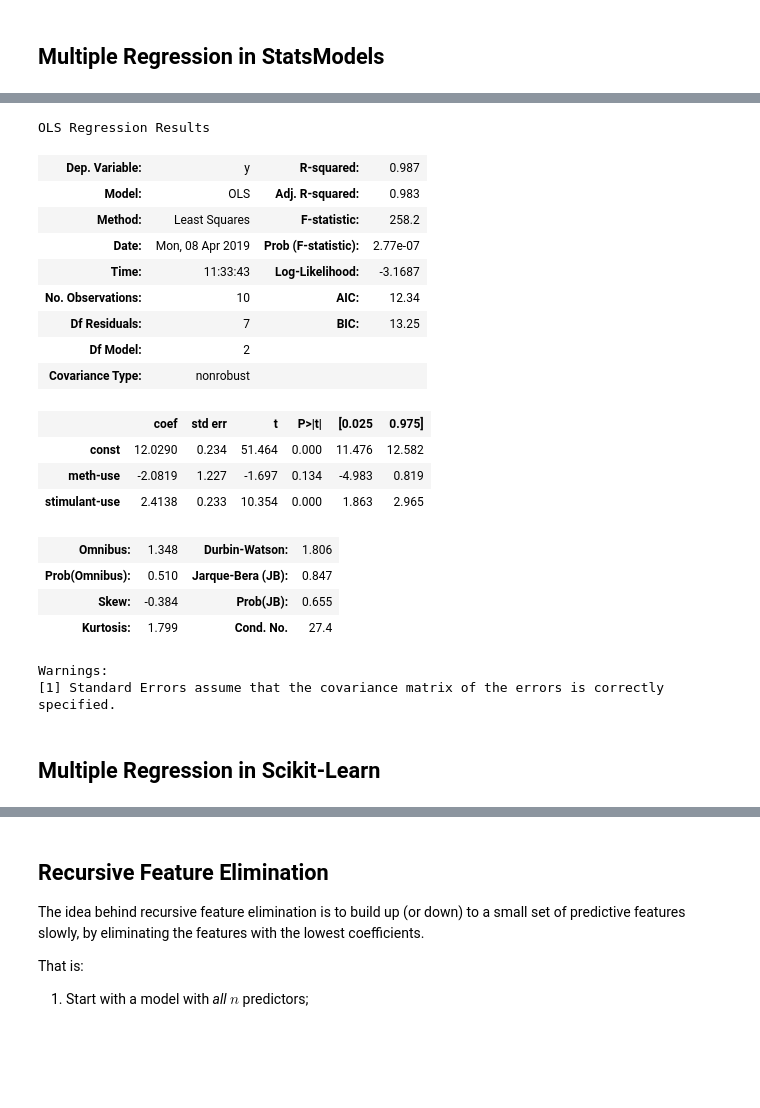
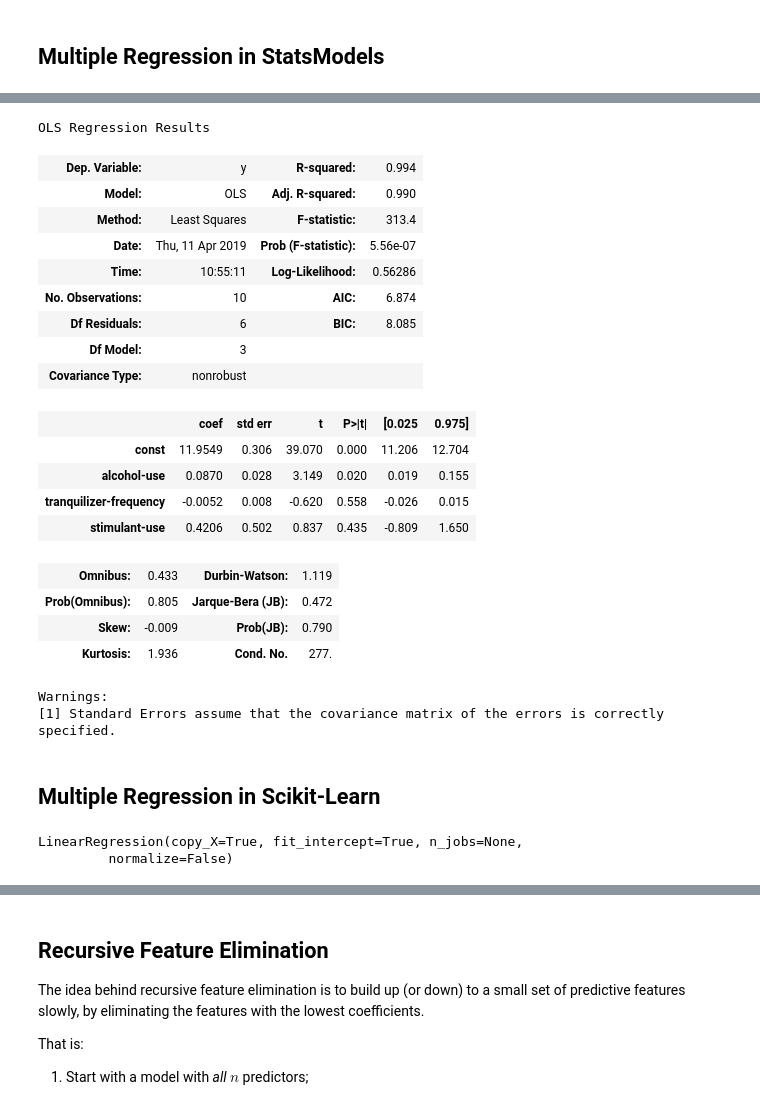
Before and after one commit to sherzyang/linear_regression-seattle-ds-040119, a Jupyter notebook: multiple_linear_regression.ipynb, the cells around one changed output, grey strips where cells are left out. Drawn from its saved outputs; the diff is of its cells as text; code cells hidden in the pictures; blank space fills up the shorter version.

```diff
--- a/multiple_linear_regression.ipynb
+++ b/multiple_linear_regression.ipynb
@@ -45,7 +62,7 @@ chars
 # %% [markdown]
 ## Drug Use Dataset
 # %%
-drugs = pd.read_csv('../../../../../data/drug-use-by-age/drug-use-by-age.csv')
+drugs = pd.read_csv('drug-use-by-age.csv')
 # %%
 drugs.head()
 # %% [output]
@@ -87,3 +107,8 @@ drugs = drugs.head(10)
+# %%
+#so we decide to only use the first 10 rows
+drugs = drugs.head(10)
+#run what's below after the line above
+drugs['age'] = drugs['age'].map(int)
 # %% [markdown]
 ## Model Selection
 # %% [markdown]
@@ -108,5 +181,5 @@ sns.set(rc={'figure.figsize':(8, 8)})
 # %%
-X = drugs[['alcohol-use', 'tranquilizer-frequency', 'stimulant-use']]
+x = drugs[['alcohol-use', 'tranquilizer-frequency', 'stimulant-use']]
 y = drugs['age']
 # %% [markdown]
 ### Multicollinearity
@@ -144,29 +217,31 @@ OLS Regression Results
 Warnings:
 [1] Standard Errors assume that the covariance matrix of the errors is correctly specified.
 # %%
-predictors = np.asarray(X2)
-predictors_int = sm.add_constant(X2)
+predictors = np.asarray(X)
+predictors_int = sm.add_constant(X)
 model = sm.OLS(np.asarray(y), predictors_int).fit()
 model.summary()
+#F stat - the probability that the correlation is by chance
 # %% [output]
 OLS Regression Results
-| Dep. Variable: | y | R-squared: | 0.987 |
-| Model: | OLS | Adj. R-squared: | 0.983 |
-| Method: | Least Squares | F-statistic: | 258.2 |
-| Date: | Mon, 08 Apr 2019 | Prob (F-statistic): | 2.77e-07 |
-| Time: | 11:33:43 | Log-Likelihood: | -3.1687 |
-| No. Observations: | 10 | AIC: | 12.34 |
-| Df Residuals: | 7 | BIC: | 13.25 |
-| Df Model: | 2 |  |  |
+| Dep. Variable: | y | R-squared: | 0.994 |
+| Model: | OLS | Adj. R-squared: | 0.990 |
+| Method: | Least Squares | F-statistic: | 313.4 |
+| Date: | Thu, 11 Apr 2019 | Prob (F-statistic): | 5.56e-07 |
+| Time: | 10:55:11 | Log-Likelihood: | 0.56286 |
+| No. Observations: | 10 | AIC: | 6.874 |
+| Df Residuals: | 6 | BIC: | 8.085 |
+| Df Model: | 3 |  |  |
 | Covariance Type: | nonrobust |  |  |
 |  | coef | std err | t | P>|t| | [0.025 | 0.975] |
-| const | 12.0290 | 0.234 | 51.464 | 0.000 | 11.476 | 12.582 |
-| meth-use | -2.0819 | 1.227 | -1.697 | 0.134 | -4.983 | 0.819 |
-| stimulant-use | 2.4138 | 0.233 | 10.354 | 0.000 | 1.863 | 2.965 |
+| const | 11.9549 | 0.306 | 39.070 | 0.000 | 11.206 | 12.704 |
+| alcohol-use | 0.0870 | 0.028 | 3.149 | 0.020 | 0.019 | 0.155 |
+| tranquilizer-frequency | -0.0052 | 0.008 | -0.620 | 0.558 | -0.026 | 0.015 |
+| stimulant-use | 0.4206 | 0.502 | 0.837 | 0.435 | -0.809 | 1.650 |
-| Omnibus: | 1.348 | Durbin-Watson: | 1.806 |
-| Prob(Omnibus): | 0.510 | Jarque-Bera (JB): | 0.847 |
-| Skew: | -0.384 | Prob(JB): | 0.655 |
-| Kurtosis: | 1.799 | Cond. No. | 27.4 |
+| Omnibus: | 0.433 | Durbin-Watson: | 1.119 |
+| Prob(Omnibus): | 0.805 | Jarque-Bera (JB): | 0.472 |
+| Skew: | -0.009 | Prob(JB): | 0.790 |
+| Kurtosis: | 1.936 | Cond. No. | 277. |
 Warnings:
 [1] Standard Errors assume that the covariance matrix of the errors is correctly specified.
 # %% [markdown]
@@ -189,4 +271,9 @@ np.random.seed(33)
 # %%
 # Now we can fit the LinearRegression object to our training data!
+lr = LinearRegression()
+lr.fit(x_train, y_train)
+# %% [output]
+LinearRegression(copy_X=True, fit_intercept=True, n_jobs=None,
+         normalize=False)
 # %%
 # And score it on our testing set
```
Also changed, not shown: parts of 14 cells of this notebook.
